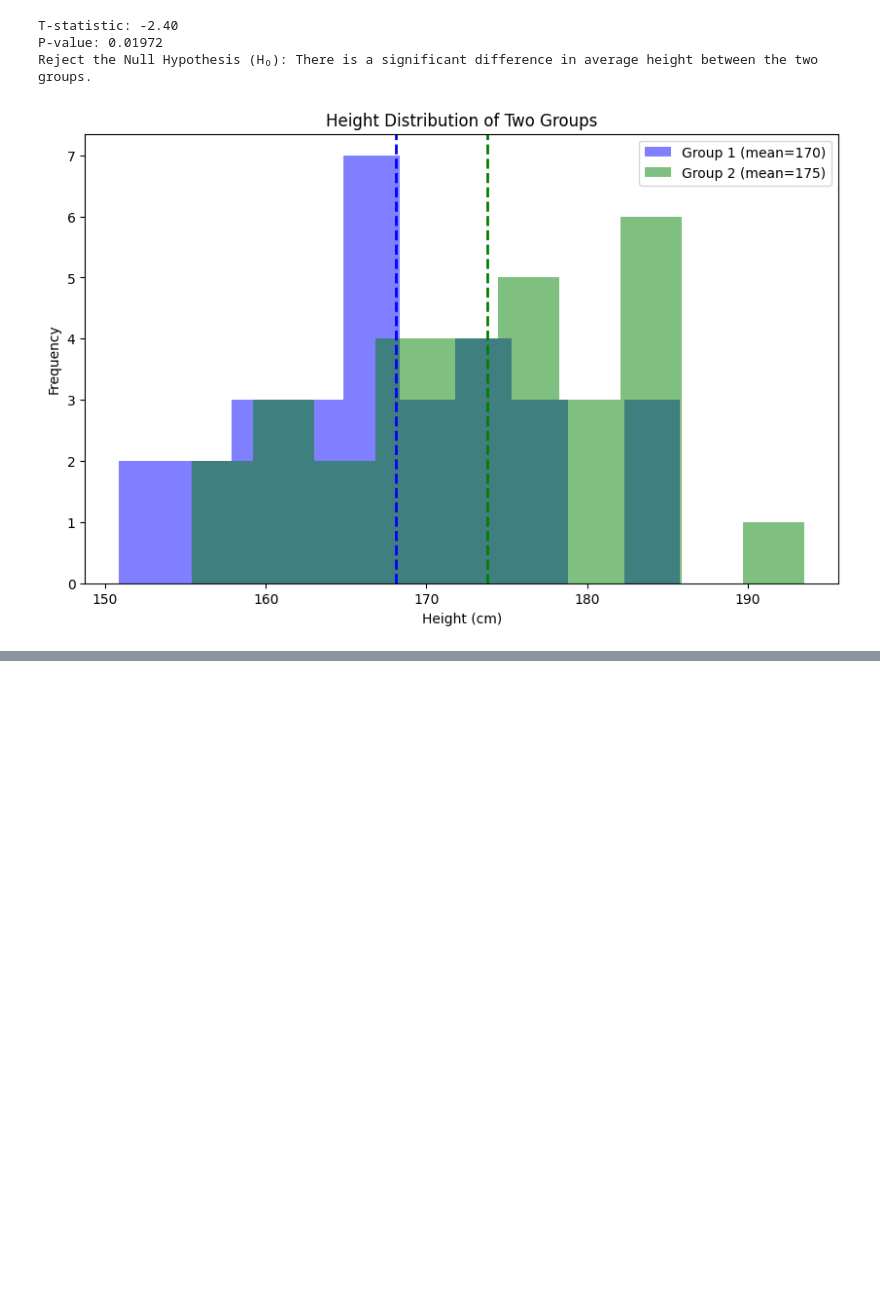
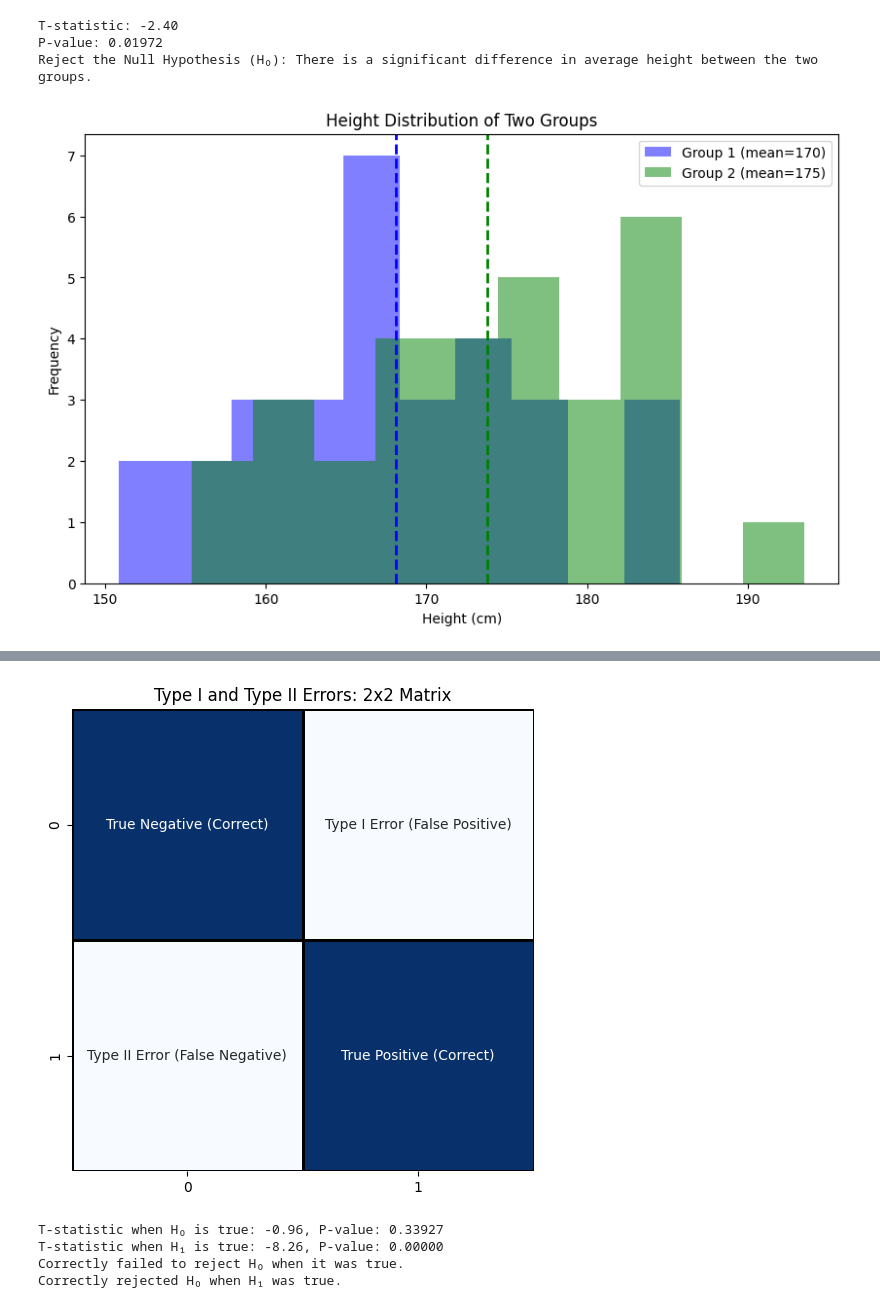
Before and after one commit to MehrdadJalali-AI/Statistics-and-Machine-Learning, a Jupyter notebook: C1_Statistics.ipynb, the cells around one changed output, grey strips where cells are left out. Cells and saved outputs as stored; diff of their text form; code cells hidden in the pictures; blank space fills up the shorter version.

```diff
--- a/C1_Statistics.ipynb
+++ b/C1_Statistics.ipynb
@@ -1129,0 +1165,63 @@ Reject the Null Hypothesis (H₀): There is a significant difference in average
+# %%
+import numpy as np
+import matplotlib.pyplot as plt
+import seaborn as sns
+from scipy.stats import ttest_ind
+
+# Set random seed for reproducibility
+np.random.seed(42)
+
+# Simulate data for two groups
+# Group 1: Mean = 100, Std = 10 (true mean)
+# Group 2: Mean = 100 for Null Hypothesis (same as Group 1)
+# Group 2: Mean = 110 for Alternative Hypothesis (slightly different from Group 1)
+group1 = np.random.normal(100, 10, 100)
+group2_null = np.random.normal(100, 10, 100)  # Same mean (H₀ is true)
+group2_alt = np.random.normal(110, 10, 100)   # Different mean (H₁ is true)
+
+# Perform hypothesis tests
+# H₀ is true (no real difference)
+t_stat_null, p_value_null = ttest_ind(group1, group2_null)
+
+# H₁ is true (there is a real difference)
+t_stat_alt, p_value_alt = ttest_ind(group1, group2_alt)
+
+# Set significance level (α)
+alpha = 0.05
+
+# Determine Type I and Type II errors
+type_i_error = p_value_null < alpha  # Reject H₀ when it's actually true (false positive)
+type_ii_error = p_value_alt >= alpha  # Fail to reject H₀ when H₁ is true (false negative)
+
+# Create a 2x2 matrix for visualizing the outcomes
+outcome_matrix = np.array([
+    ['True Negative (Correct)', 'Type I Error (False Positive)'],
+    ['Type II Error (False Negative)', 'True Positive (Correct)']
+])
+
+# Display the confusion matrix
+plt.figure(figsize=(6, 6))
+sns.heatmap(np.array([[1, int(type_i_error)], [int(type_ii_error), 1]]), annot=outcome_matrix, fmt='', cmap='Blues', cbar=False, linewidths=1, linecolor='black', square=True)
+plt.title('Type I and Type II Errors: 2x2 Matrix')
+plt.show()
+
+# Print results
+print(f"T-statistic when H₀ is true: {t_stat_null:.2f}, P-value: {p_value_null:.5f}")
+print(f"T-statistic when H₁ is true: {t_stat_alt:.2f}, P-value: {p_value_alt:.5f}")
+
+# Interpretation of errors
+if type_i_error:
+    print("Type I Error occurred: Rejected H₀ when it was true (false positive).")
+else:
+    print("Correctly failed to reject H₀ when it was true.")
+
+if type_ii_error:
+    print("Type II Error occurred: Failed to reject H₀ when it was false (false negative).")
+else:
+    print("Correctly rejected H₀ when H₁ was true.")
+# %% [output]
+[figure, added]
+T-statistic when H₀ is true: -0.96, P-value: 0.33927
+T-statistic when H₁ is true: -8.26, P-value: 0.00000
+Correctly failed to reject H₀ when it was true.
+Correctly rejected H₀ when H₁ was true.
```
Also changed, not shown: parts of 3 cells of this notebook.
